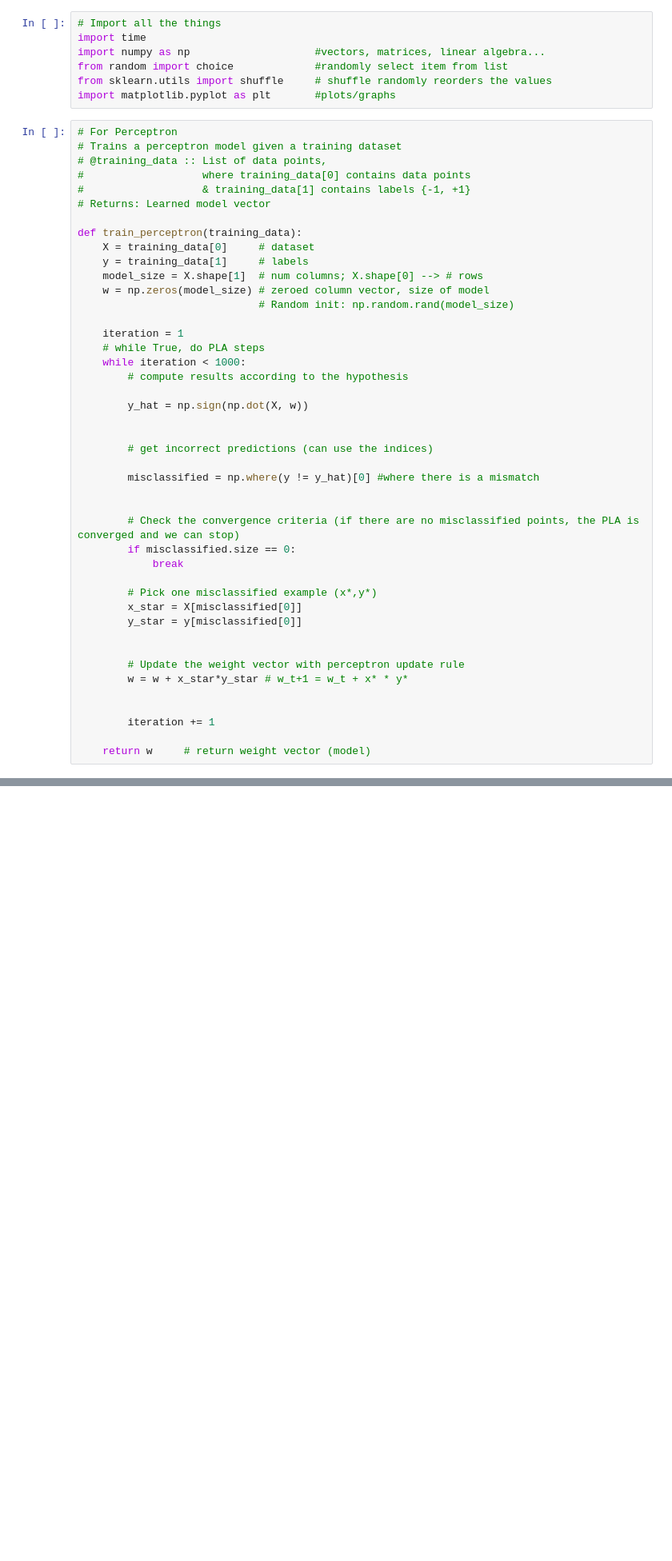
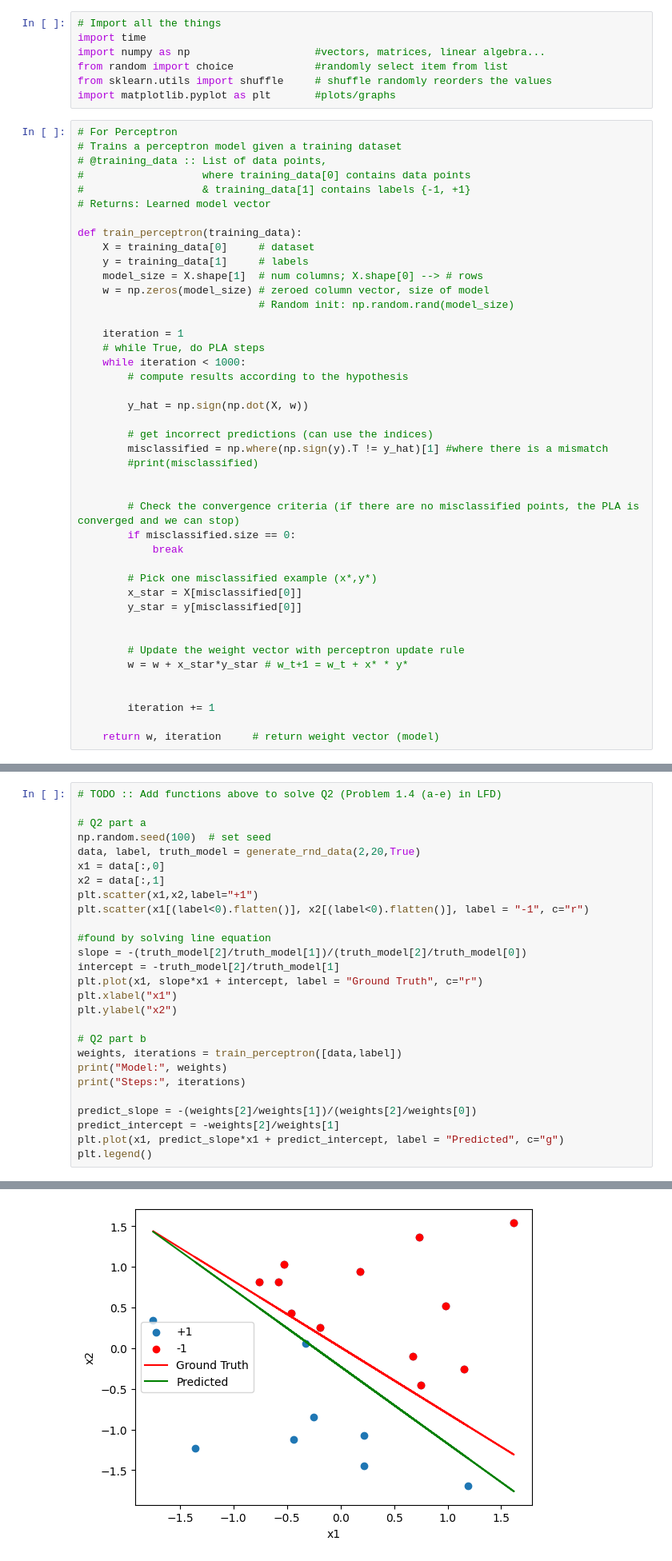
Before and after one commit to KyleTaft/Fall23, a Jupyter notebook: CSE404/taft_hw2/taft_hw2.ipynb, the cells around one changed output, grey strips where cells are left out. Shown at 80% size. Saved outputs shown, nothing was run; the diff lists cells and outputs as text; blank space fills up the shorter version.

```diff
--- a/CSE404/taft_hw2/taft_hw2.ipynb
+++ b/CSE404/taft_hw2/taft_hw2.ipynb
@@ -33,10 +33,9 @@ def train_perceptron(training_data):
 
         y_hat = np.sign(np.dot(X, w))
 
-
         # get incorrect predictions (can use the indices)
-
-        misclassified = np.where(y != y_hat)[0] #where there is a mismatch
+        misclassified = np.where(np.sign(y).T != y_hat)[1] #where there is a mismatch
+        #print(misclassified)
 
 
         # Check the convergence criteria (if there are no misclassified points, the PLA is converged and we can stop)
@@ -54,7 +53,7 @@ def train_perceptron(training_data):
 
         iteration += 1
 
-    return w     # return weight vector (model)
+    return w, iteration     # return weight vector (model)
 # %%
 # For Perceptron
 # Print the predictions given a dataset & learned model
@@ -241,0 +253,28 @@ if __name__ == '__main__':
+# %%
+# TODO :: Add functions above to solve Q2 (Problem 1.4 (a-e) in LFD)
+
+# Q2 part a
+np.random.seed(100)  # set seed
+data, label, truth_model = generate_rnd_data(2,20,True)
+x1 = data[:,0]
+x2 = data[:,1]
+plt.scatter(x1,x2,label="+1")
+plt.scatter(x1[(label<0).flatten()], x2[(label<0).flatten()], label = "-1", c="r")
+
+#found by solving line equation
+slope = -(truth_model[2]/truth_model[1])/(truth_model[2]/truth_model[0])
+intercept = -truth_model[2]/truth_model[1]
+plt.plot(x1, slope*x1 + intercept, label = "Ground Truth", c="r")
+plt.xlabel("x1")
+plt.ylabel("x2")
+
+# Q2 part b
+weights, iterations = train_perceptron([data,label])
+print("Model:", weights)
+print("Steps:", iterations)
+
+predict_slope = -(weights[2]/weights[1])/(weights[2]/weights[0])
+predict_intercept = -weights[2]/weights[1]
+plt.plot(x1, predict_slope*x1 + predict_intercept, label = "Predicted", c="g")
+plt.legend()
+# %% [output]
@@ -241,0 +284 @@ if __name__ == '__main__':
+[figure, added]
```
Also changed, not shown: parts of 10 cells of this notebook, 1 other file.
